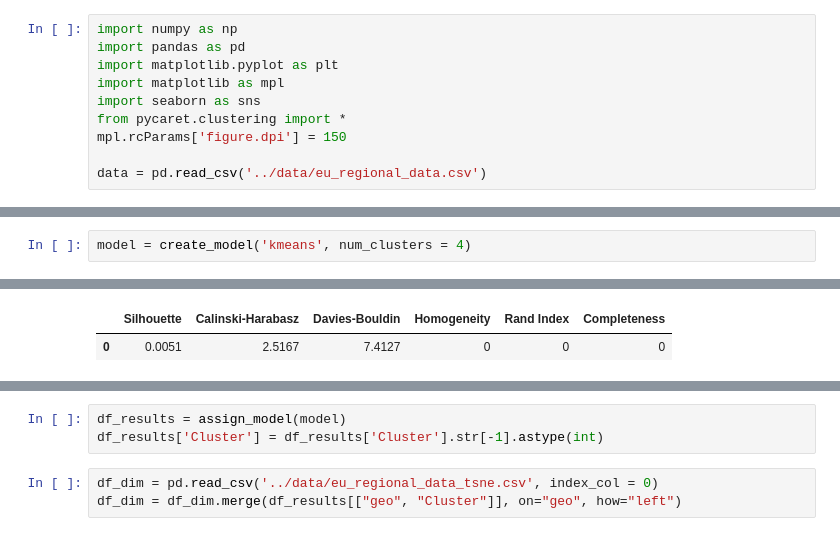
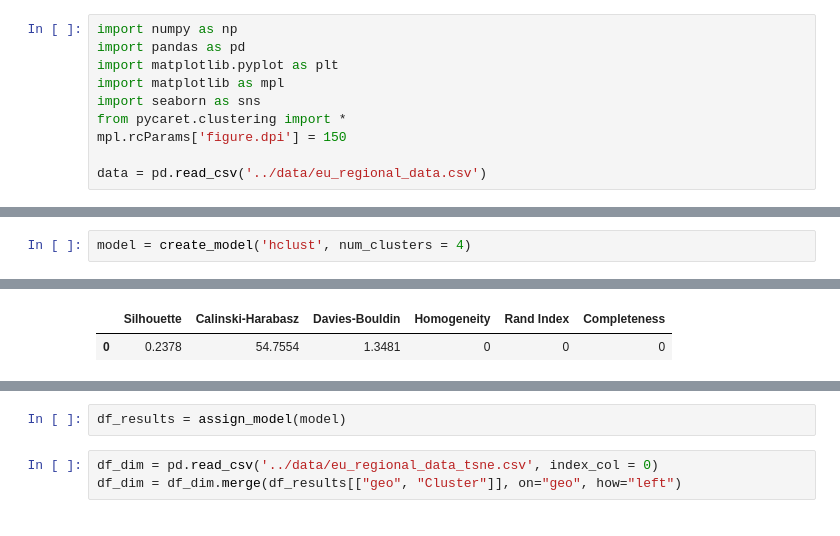
Before and after one commit to derevirn/eu-stats, a Jupyter notebook: notebooks/clustering.ipynb, the cells around one changed output, grey strips where cells are left out. Saved outputs shown, nothing was run; the diff lists cells and outputs as text.

```diff
--- a/notebooks/clustering.ipynb
+++ b/notebooks/clustering.ipynb
@@ -32,13 +33,12 @@ cluster = setup(data, normalize = True, pca = True,
 # %%
-model = create_model('kmeans', num_clusters = 4)
+model = create_model('hclust', num_clusters = 4)
 # %% [output]
 [interactive output not drawn]
 |  | Silhouette | Calinski-Harabasz | Davies-Bouldin | Homogeneity | Rand Index | Completeness |
-| 0 | 0.0051 | 2.5167 | 7.4127 | 0 | 0 | 0 |
+| 0 | 0.2378 | 54.7554 | 1.3481 | 0 | 0 | 0 |
 [interactive output not drawn]
 # %%
 df_results = assign_model(model)
-df_results['Cluster'] = df_results['Cluster'].str[-1].astype(int)
 # %%
 df_dim = pd.read_csv('../data/eu_regional_data_tsne.csv', index_col = 0)
 df_dim = df_dim.merge(df_results[["geo", "Cluster"]], on="geo", how="left")
```
Also changed, not shown: parts of 1 cell of this notebook, 3 other files.
